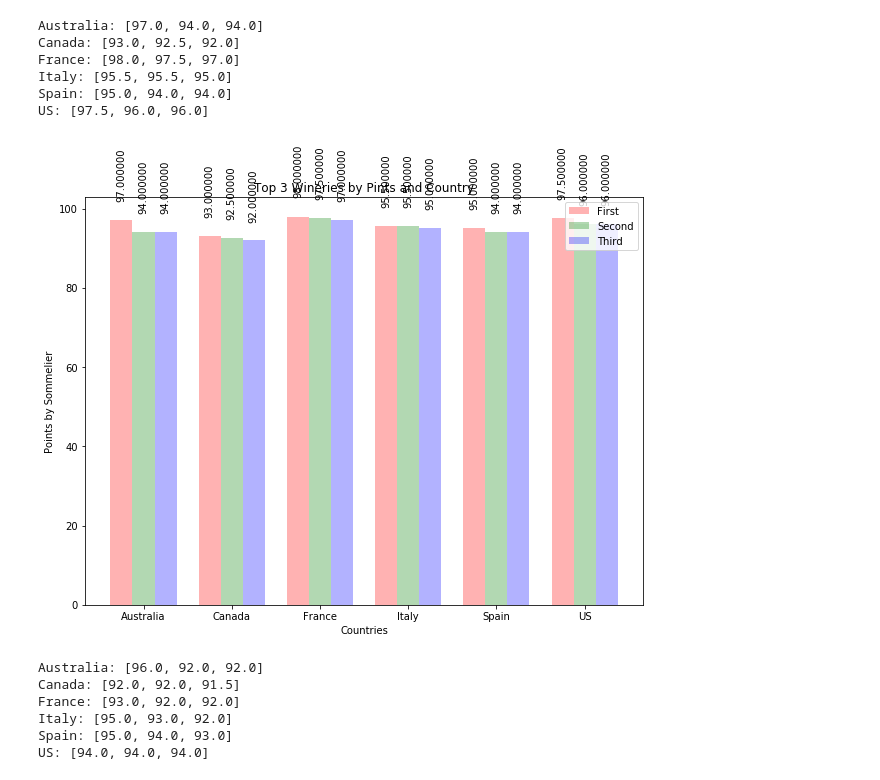
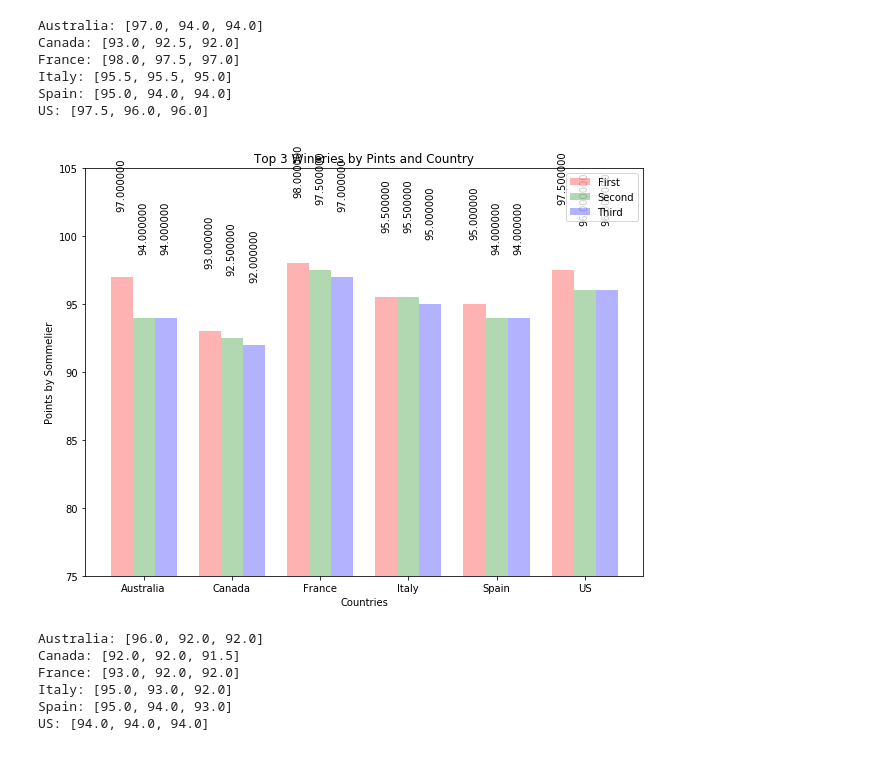
Before and after one commit to drivera537/Data-Historians, a Jupyter notebook: firstprojfile.ipynb, the cells around one changed output. Drawn from its saved outputs; the diff is of its cells as text; code cells hidden in the pictures.

```diff
--- a/firstprojfile.ipynb
+++ b/firstprojfile.ipynb
@@ -392,32 +392,33 @@ US: [97.5, 96.0, 96.0]
 # %%
 y_axis_t = []
 for index, country in enumerate(bar_data):
     y_axis_t.append(bar_data[country])
 y_axis_t = tuple(y_axis_t)
 y_axis_arr = np.column_stack(y_axis_t)
 
 fig, ax = plt.subplots(figsize=(10,7.5))
 
 box = []
 
 for ind in range(3):
     box.append(ax.bar(x_axis + (bar_width * (ind + 7)),
                        y_axis_arr[ind], bar_width,
                        color=colors[ind], alpha = alp))
 
 
 ax.set_xlabel('Countries')
 ax.set_ylabel('Points by Sommelier')
 ax.set_title('Top 3 Wineries by Pints and Country')
 ax.set_xticks(x_axis + bar_width * 8)
 ax.set_xticklabels(('Australia', 'Canada', 'France', 'Italy', 'Spain', 'US'))
+ax.set_ylim(75, 105)
 
 ax.legend((box[0][0], box[1][0], box[2][0]), legend_labels)
 
 for ind in range(3):
     autolabel(box[ind])
 # %% [output]
-[figure, old version]
+[figure, new version]
 # %%
 scoring_by_variety_data = {}
 for country in countries:
```
Also changed, not shown: parts of 1 cell of this notebook.
